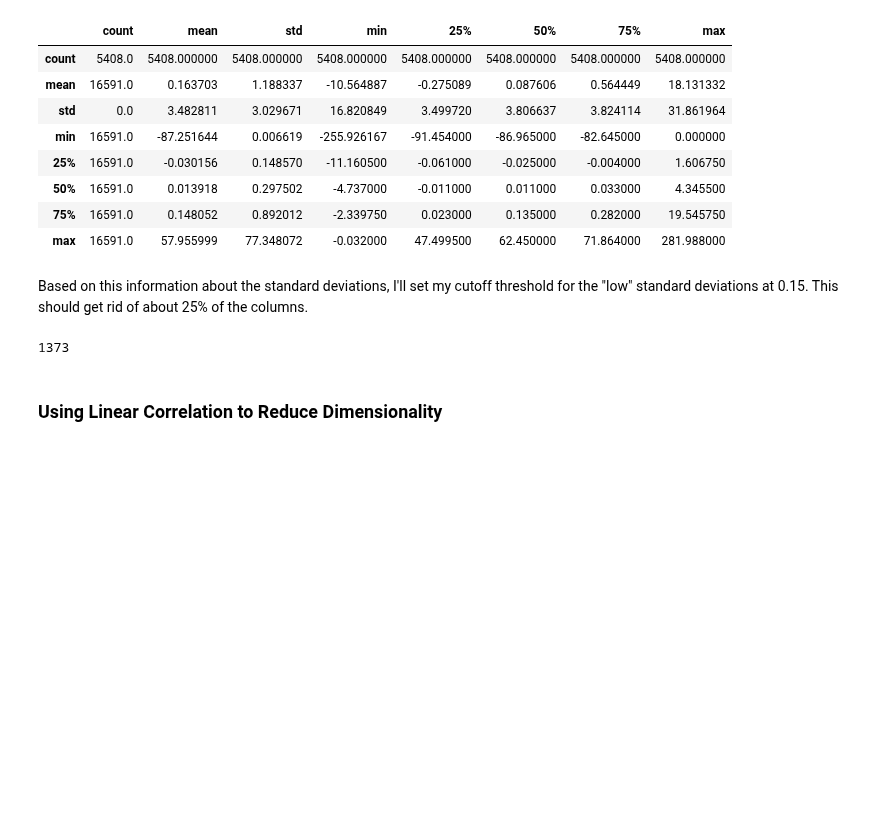
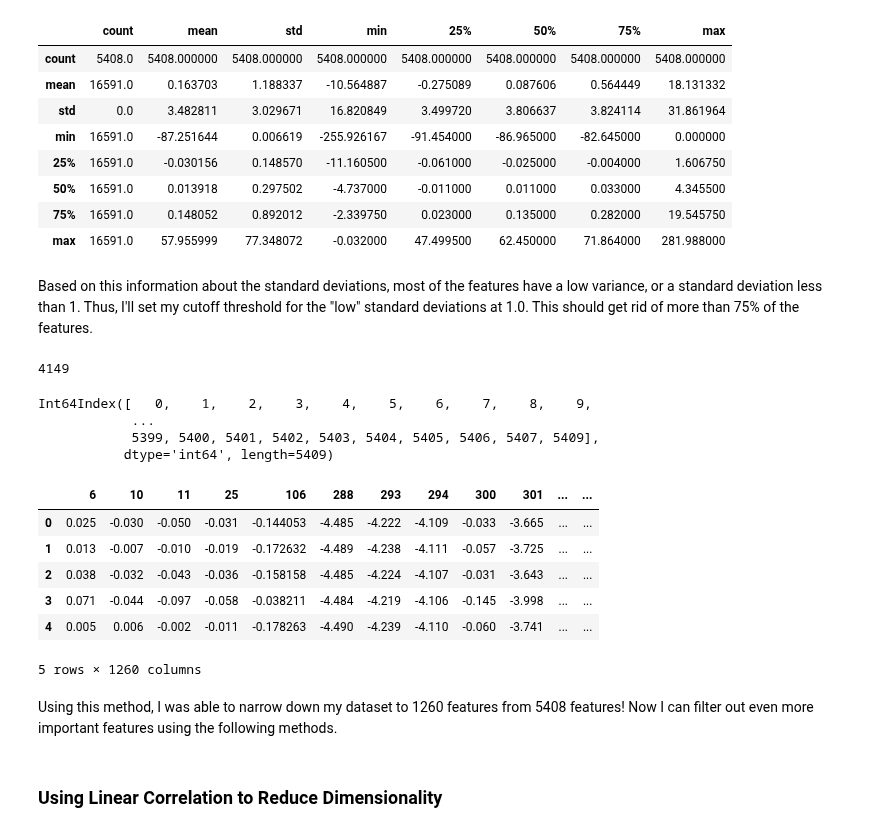
Before and after one commit to dna-witch/p53_Rescue_Mutants, a Jupyter notebook: notebooks/3.0-sm-preprocessing.ipynb, the cells around one changed output. Saved outputs shown, nothing was run; the diff lists cells and outputs as text; code cells hidden in the pictures; blank space fills up the shorter version.

Commit message:
Removed Low Variance Features from Dataset

```diff
--- a/notebooks/3.0-sm-preprocessing.ipynb
+++ b/notebooks/3.0-sm-preprocessing.ipynb
@@ -140,24 +140,34 @@ descT.describe() # focus on the 'std' column!
 | 75% | 16591.0 | 0.148052 | 0.892012 | -2.339750 | 0.023000 | 0.135000 | 0.282000 | 19.545750 |
 | max | 16591.0 | 57.955999 | 77.348072 | -0.032000 | 47.499500 | 62.450000 | 71.864000 | 281.988000 |
 # %% [markdown]
-Based on this information about the standard deviations, I'll set my cutoff threshold for the "low" standard deviations at 0.15. This should get rid of about 25% of the columns.
+Based on this information about the standard deviations, most of the features have a low variance, or a standard deviation less than 1. Thus, I'll set my cutoff threshold for the "low" standard deviations at 1.0. This should get rid of more than 75% of the features.
 # %%
-logical = descT['std'] < 0.15
+logical = descT['std'] < 1.0
 low_var_cols = list(descT.index[logical]) # contains the column numbers of the features with low variances
 # %%
 len(low_var_cols)
 # %% [output]
-1373
+4149
-# %%
-# write a loop to remove features with no variance first
-low_var_cols = [] # store the column numbers here so we can pop them out of the mutants df and investigate them
-no_var_cols = [] # store column numbers here so we can pop them out of the mutants df and investigate them
-
-for col in desc:
-    feature = desc[col] # column contents as a Series
-
-
-    if feature[]
+# %%
+mutants.columns
+# %% [output]
+Int64Index([   0,    1,    2,    3,    4,    5,    6,    7,    8,    9,
+            ...
+            5399, 5400, 5401, 5402, 5403, 5404, 5405, 5406, 5407, 5409],
+           dtype='int64', length=5409)
+# %%
+hv_mutants = mutants.drop(low_var_cols, axis=1)
+hv_mutants.head()
+# %% [output]
+|  | 6 | 10 | 11 | 25 | 106 | 288 | 293 | 294 | 300 | 301 | ... | ... |
+| 0 | 0.025 | -0.030 | -0.050 | -0.031 | -0.144053 | -4.485 | -4.222 | -4.109 | -0.033 | -3.665 | ... | ... |
+| 1 | 0.013 | -0.007 | -0.010 | -0.019 | -0.172632 | -4.489 | -4.238 | -4.111 | -0.057 | -3.725 | ... | ... |
+| 2 | 0.038 | -0.032 | -0.043 | -0.036 | -0.158158 | -4.485 | -4.224 | -4.107 | -0.031 | -3.643 | ... | ... |
+| 3 | 0.071 | -0.044 | -0.097 | -0.058 | -0.038211 | -4.484 | -4.219 | -4.106 | -0.145 | -3.998 | ... | ... |
+| 4 | 0.005 | 0.006 | -0.002 | -0.011 | -0.178263 | -4.490 | -4.239 | -4.110 | -0.060 | -3.741 | ... | ... |
+5 rows × 1260 columns
+# %% [markdown]
+Using this method, I was able to narrow down my dataset to 1260 features from 5408 features! Now I can filter out even more important features using the following methods.
 # %% [markdown]
 ### Using Linear Correlation to Reduce Dimensionality
 # %% [markdown]
```
Also changed, not shown: parts of 1 cell of this notebook.
